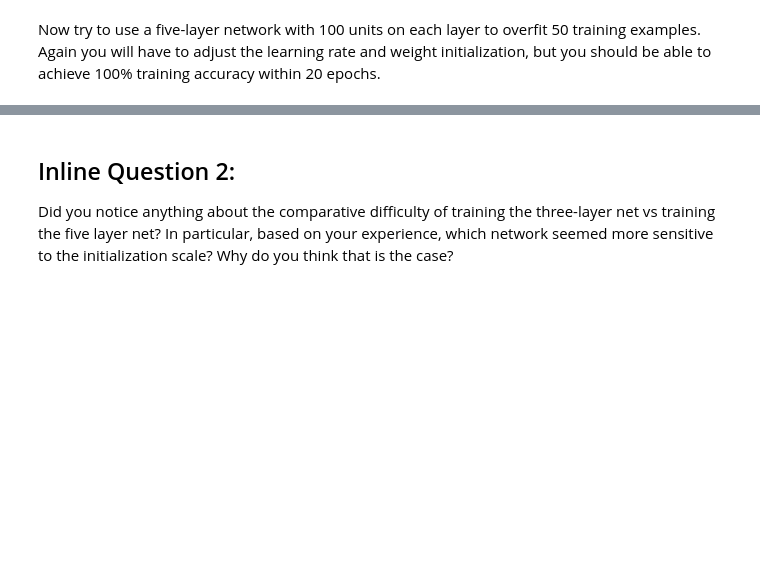
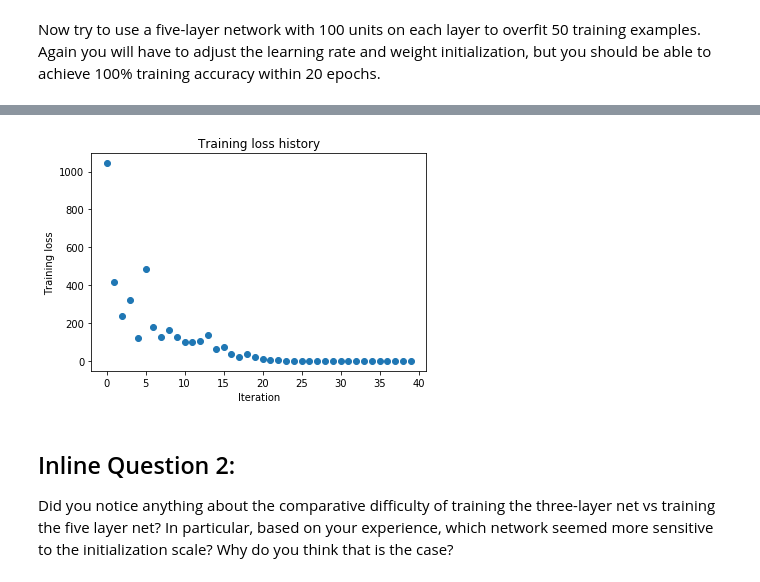
Before and after one commit to charlescheng0117/stanford_cs231n, a Jupyter notebook: assignment2/FullyConnectedNets.ipynb, the cells around one changed output, grey strips where cells are left out. Saved outputs shown, nothing was run; the diff lists cells and outputs as text; code cells hidden in the pictures; blank space fills up the shorter version.

```diff
--- a/assignment2/FullyConnectedNets.ipynb
+++ b/assignment2/FullyConnectedNets.ipynb
@@ -501,8 +532,8 @@ small_data = {
   'y_val': data['y_val'],
 }
 
-learning_rate = 2e-3
-weight_scale = 1e-5
+learning_rate = 4e-5
+weight_scale = 1.5e-1
 model = FullyConnectedNet([100, 100, 100, 100],
                 weight_scale=weight_scale, dtype=np.float64)
 solver = Solver(model, small_data,
@@ -519,3 +550,4 @@ plt.title('Training loss history')
 plt.xlabel('Iteration')
 plt.ylabel('Training loss')
 plt.show()
+# %% [output]
@@ -522,3 +571,4 @@ plt.show()
+[figure, added]
 # %% [markdown]
 ## Inline Question 2:
 Did you notice anything about the comparative difficulty of training the three-layer net vs training the five layer net? In particular, based on your experience, which network seemed more sensitive to the initialization scale? Why do you think that is the case?
```
Also changed, not shown: parts of 8 cells of this notebook, 3 other files.
